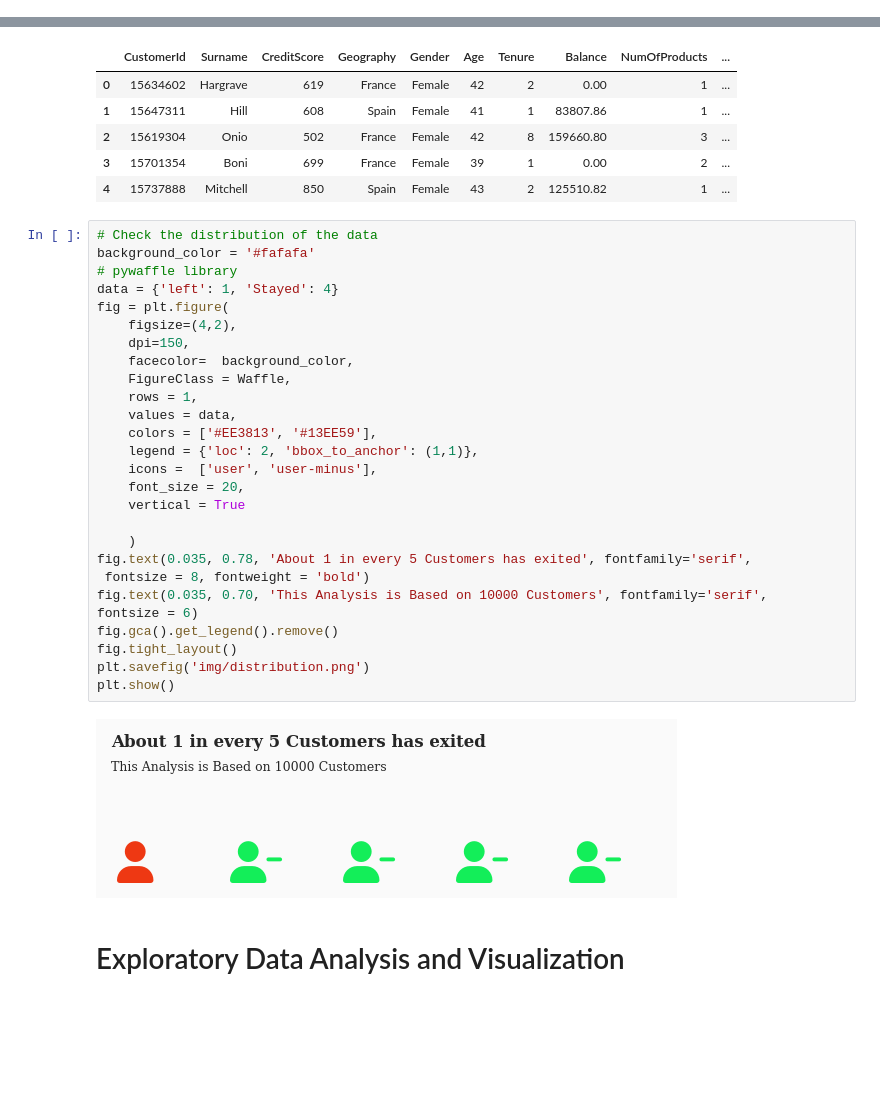
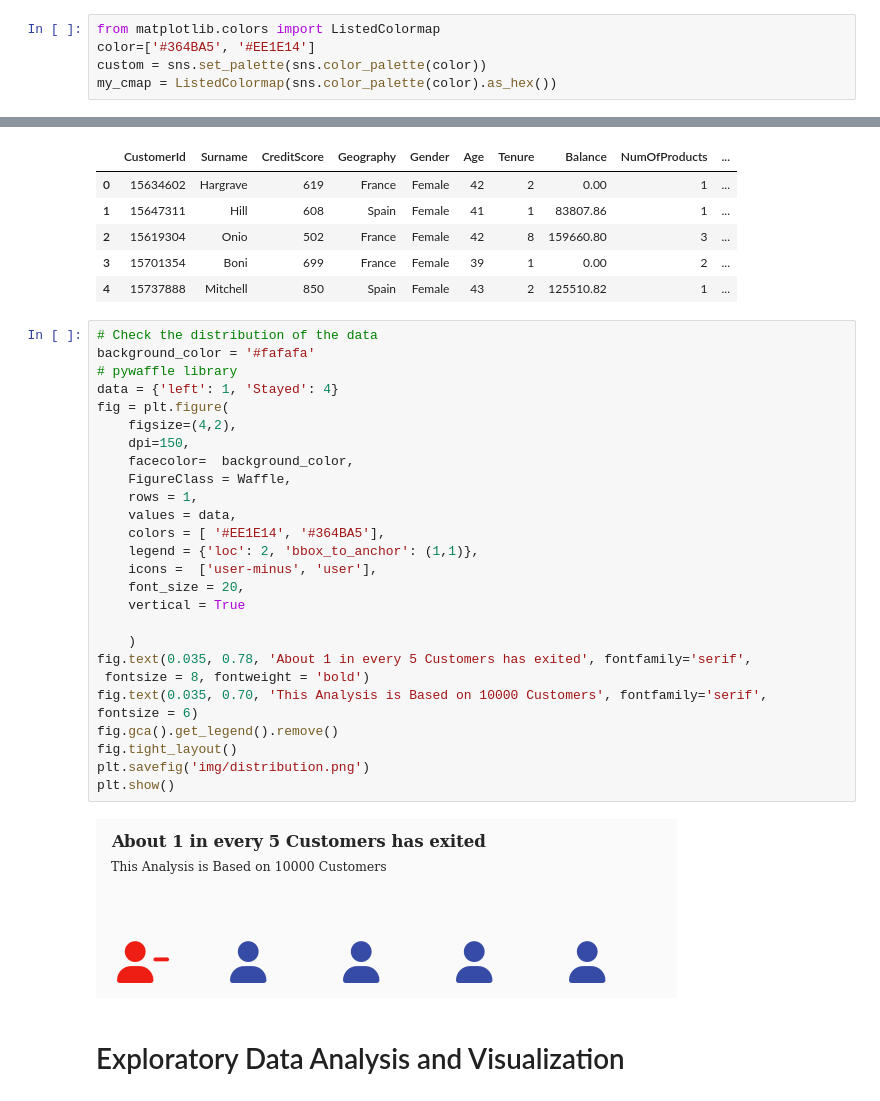
Before and after one commit to Kevin-Nduati/Bank-Customer-Churn-Modelling, a Jupyter notebook: Churn.ipynb, the cells around one changed output, grey strips where cells are left out. Drawn from its saved outputs; the diff is of its cells as text; blank space fills up the shorter version.

```diff
--- a/Churn.ipynb
+++ b/Churn.ipynb
@@ -19,6 +19,11 @@ sns.set(rc={
 'axes.facecolor': '#FFF9ED',
 'figure.facecolor': '#FFF9ED'
 })
+# %%
+from matplotlib.colors import ListedColormap
+color=['#364BA5', '#EE1E14']
+custom = sns.set_palette(sns.color_palette(color))
+my_cmap = ListedColormap(sns.color_palette(color).as_hex())
 # %%
 df = pd.read_csv('Churn_Modelling.csv')
 df.drop('RowNumber', axis=1, inplace=True)
@@ -33,32 +38,32 @@ df.head()
 # %%
 # Check the distribution of the data
 background_color = '#fafafa'
 # pywaffle library
 data = {'left': 1, 'Stayed': 4}
 fig = plt.figure(
     figsize=(4,2),
     dpi=150,
     facecolor=  background_color,
     FigureClass = Waffle,
     rows = 1,
     values = data,
-    colors = ['#EE3813', '#13EE59'],
+    colors = [ '#EE1E14', '#364BA5'],
     legend = {'loc': 2, 'bbox_to_anchor': (1,1)},
-    icons =  ['user', 'user-minus'],
+    icons =  ['user-minus', 'user'],
     font_size = 20,
     vertical = True
 
     )
 fig.text(0.035, 0.78, 'About 1 in every 5 Customers has exited', fontfamily='serif',
  fontsize = 8, fontweight = 'bold')
 fig.text(0.035, 0.70, 'This Analysis is Based on 10000 Customers', fontfamily='serif',
 fontsize = 6)
 fig.gca().get_legend().remove()
 fig.tight_layout()
 plt.savefig('img/distribution.png')
 plt.show()
 # %% [output]
-[figure, old version]
+[figure, new version]
 # %% [markdown]
 # Exploratory Data Analysis and Visualization
 # %% [markdown]
```
Also changed, not shown: parts of 10 cells of this notebook, 2 other files.
